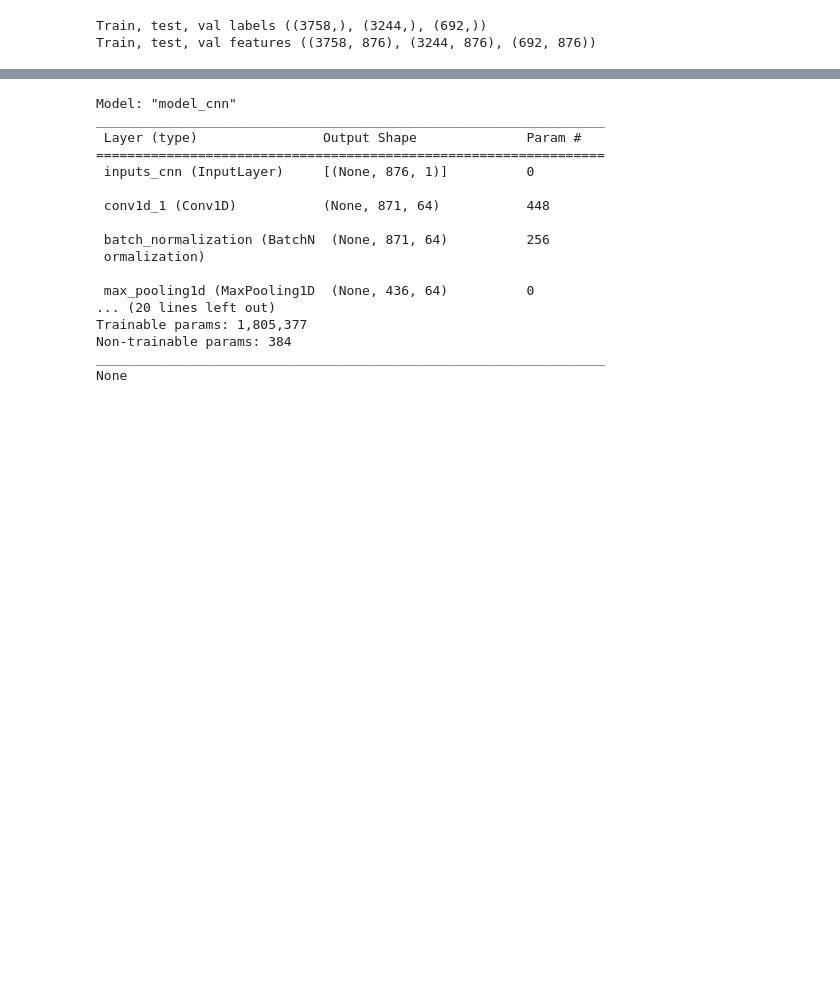
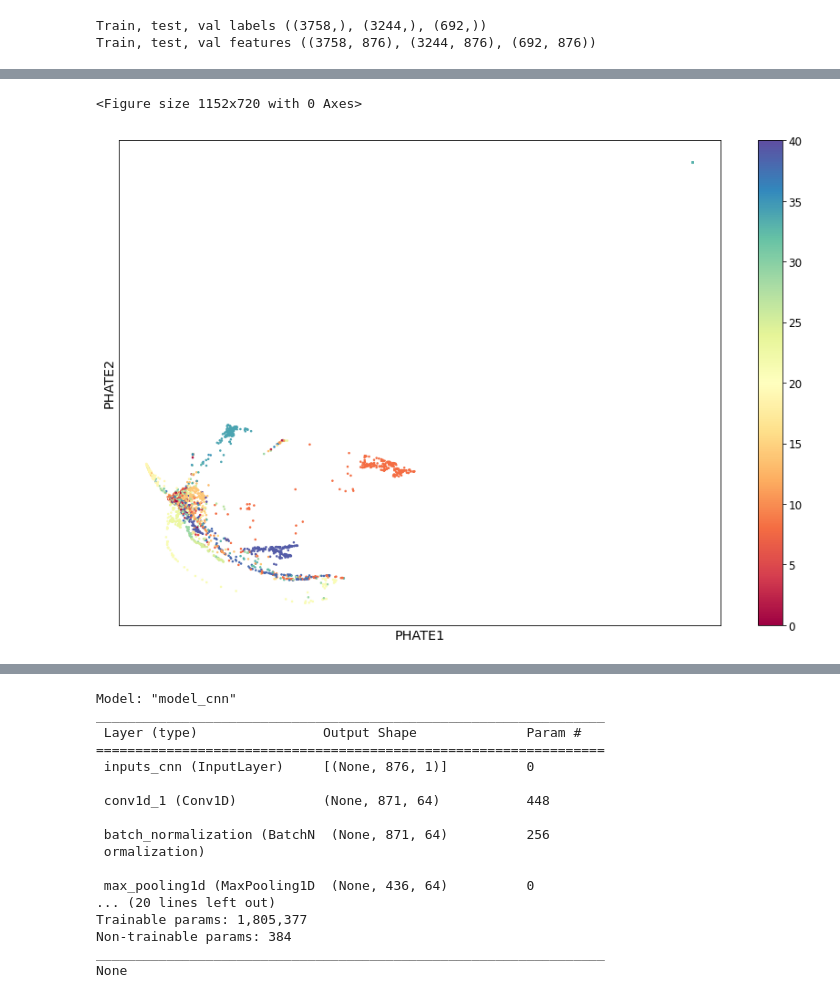
Before and after one commit to maestapereira/2021f_genomics_project, a Jupyter notebook: SandraWorkNotebook.ipynb, the cells around one changed output, grey strips where cells are left out. Saved outputs shown, nothing was run; the diff lists cells and outputs as text; code cells hidden in the pictures; blank space fills up the shorter version.

```diff
--- a/SandraWorkNotebook.ipynb
+++ b/SandraWorkNotebook.ipynb
@@ -410,0 +306,7 @@ Train, test, val features ((3758, 876), (3244, 876), (692, 876))
+# %%
+plt.figure(figsize=(16,10))
+plot_phate2 = scprep.plot.scatter2d(data_phate, c=ordinal_labels, figsize=(12,8), cmap="Spectral",
+                      ticks=False, label_prefix="PHATE")
+# %% [output]
+<Figure size 1152x720 with 0 Axes>
+[figure, added]
```
Also changed, not shown: parts of 67 cells of this notebook.
